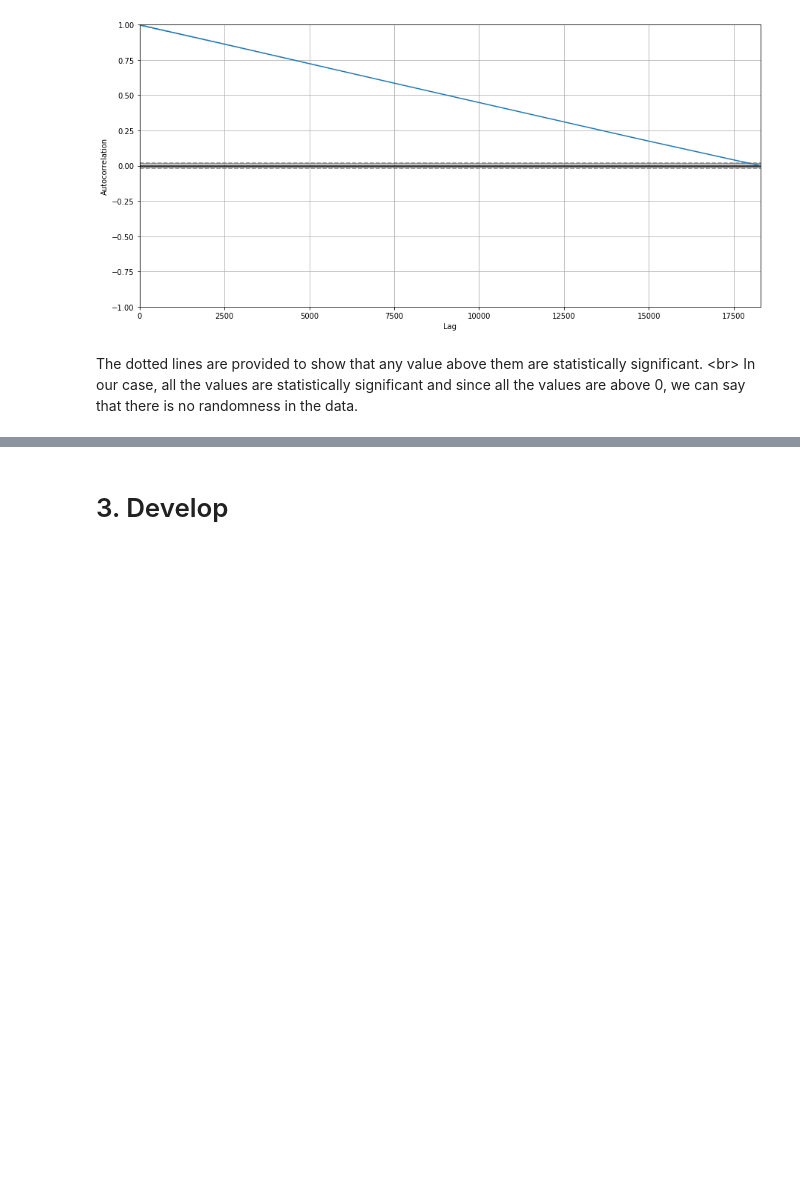
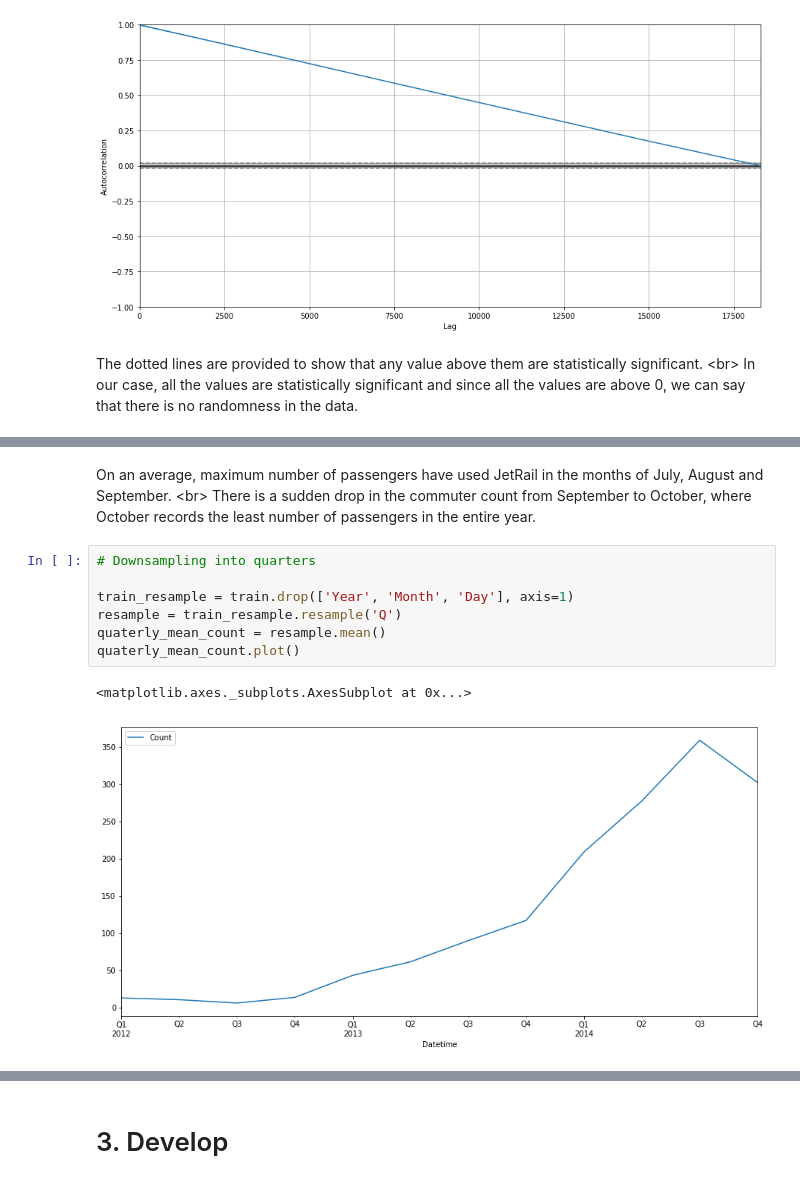
Before and after one commit to varushij/Commuter-Forecasting, a Jupyter notebook: Commuter Forecasting.ipynb, the cells around one changed output, grey strips where cells are left out. Drawn from its saved outputs; the diff is of its cells as text; blank space fills up the shorter version.

Commit message:
Worked on downsampling the data

```diff
--- a/Commuter Forecasting.ipynb
+++ b/Commuter Forecasting.ipynb
@@ -231,0 +274,13 @@ In our case, all the values are statistically significant and since all the valu
+# %% [markdown]
+On an average, maximum number of passengers have used JetRail in the months of July, August and September. <br\>
+There is a sudden drop in the commuter count from September to October, where October records the least number of passengers in the entire year.
+# %%
+# Downsampling into quarters
+
+train_resample = train.drop(['Year', 'Month', 'Day'], axis=1)
+resample = train_resample.resample('Q')
+quaterly_mean_count = resample.mean()
+quaterly_mean_count.plot()
+# %% [output]
+<matplotlib.axes._subplots.AxesSubplot at 0x...>
+[figure, added]
```
Also changed, not shown: parts of 9 cells of this notebook.
